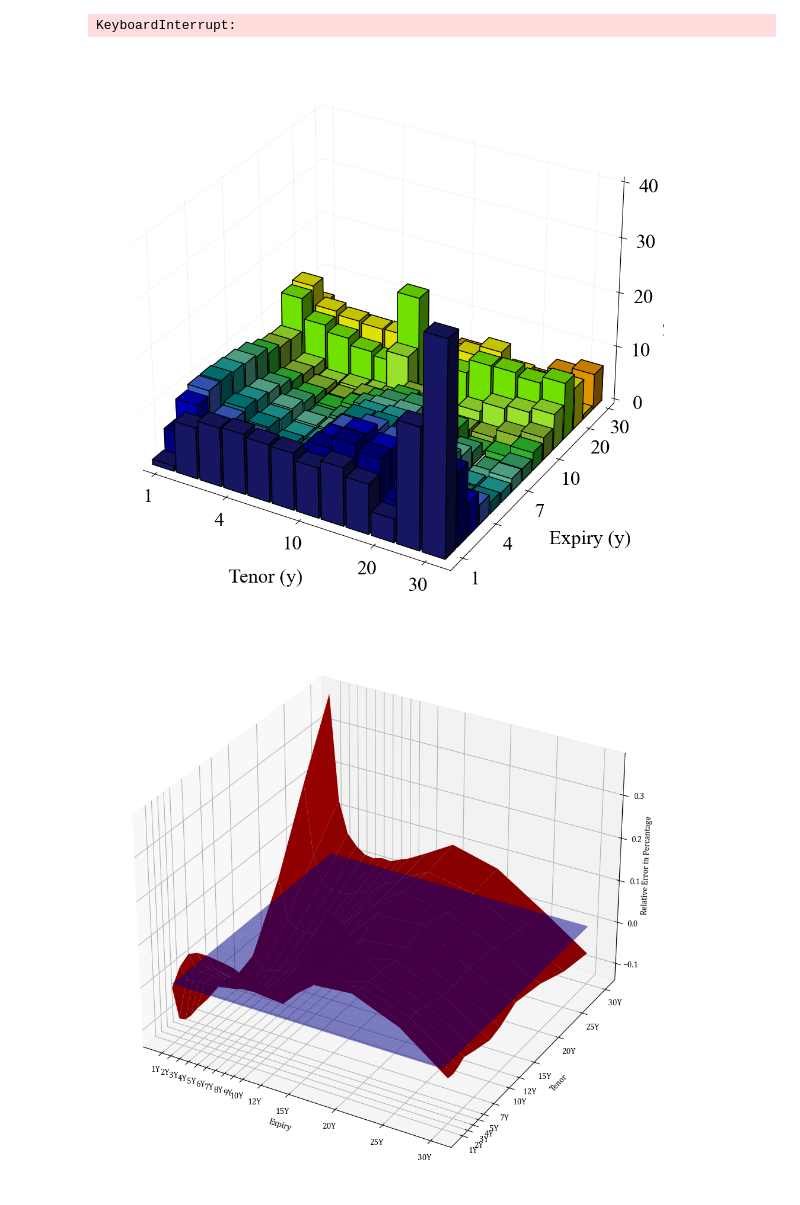
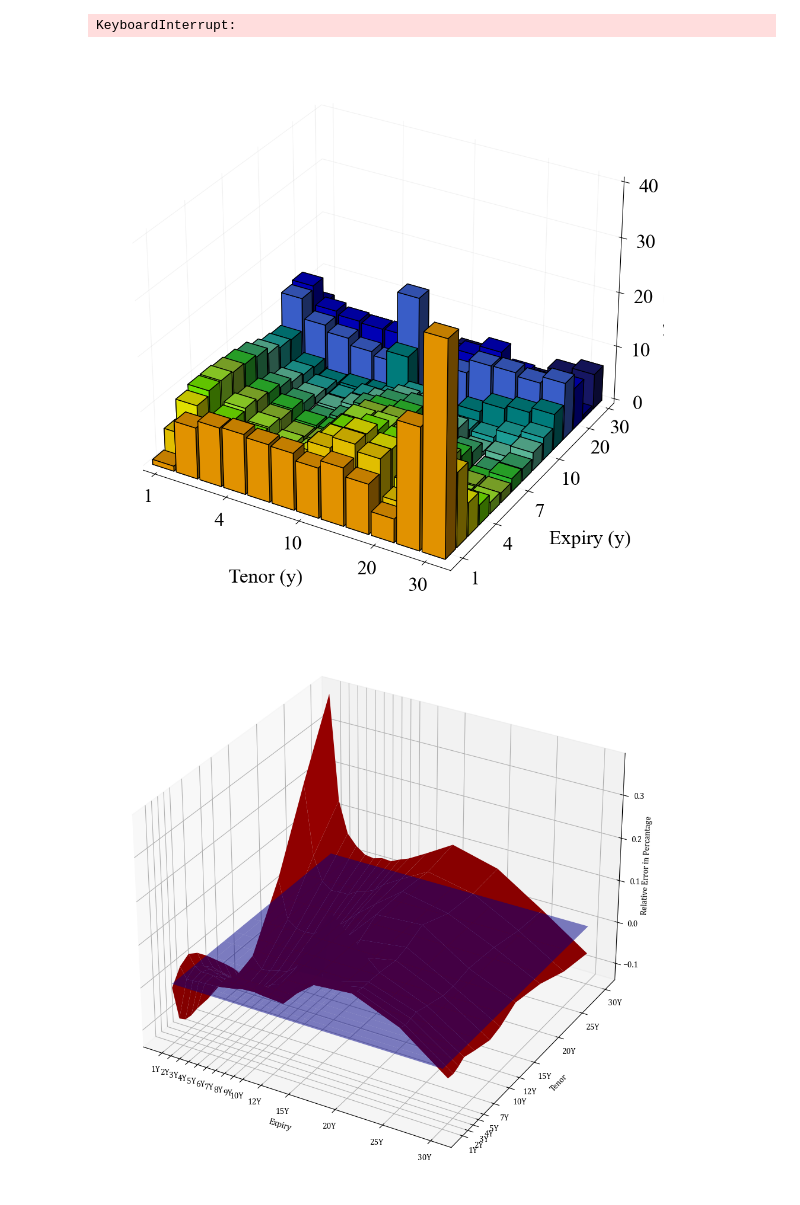
Before and after one commit to Eskild-afk/MasterThesis, a Jupyter notebook: quikMaths.ipynb, the cells around one changed output. Drawn from its saved outputs; the diff is of its cells as text; code cells hidden in the pictures.

Commit message:
color change

```diff
--- a/quikMaths.ipynb
+++ b/quikMaths.ipynb
@@ -243,7 +243,7 @@ dz = np.abs(fittedHW.values).ravel()
 #ax.invert_xaxis()
 #ax.invert_yaxis()
 ax.view_init(30, 300)
-ax.bar3d(xpos, ypos, zpos, dx, dy, dz, color=col, alpha = 1, edgecolor = 'black')
+ax.bar3d(xpos, ypos, zpos, dx, dy, dz, color=col[::-1], alpha = 1, edgecolor = 'black')
 
 #Ticks to match years
 ax.set_xticks([1.25, 4.25, 7.25, 10.25, 12.25])
@@ -259,34 +259,34 @@ ax.set_zlim(0,0.4)
 ax.tick_params(labelsize=24, pad = 5, direction = 'out')
 #ax.tick_params(axis='y', labelsize=24, pad = 5)
 ax.tick_params(axis='z', labelsize=24, pad = 10)
 #ax.set_yticklabels([f'{int(x/12)}Y' for x in straddlesobs.columns])
 #ax.set_yticklabels([int(x/12) for x in straddlesobs.columns])
 
 #Background
 ax.xaxis.pane.fill = False
 ax.yaxis.pane.fill = False
 ax.zaxis.pane.fill = False
 
 ax.view_init(30, 300)
 
 ax.xaxis.pane.set_edgecolor('w')
 ax.yaxis.pane.set_edgecolor('w')
 ax.zaxis.pane.set_edgecolor('w')
 #Labelling
 ax.xaxis.set_rotate_label(False)
 ax.yaxis.set_rotate_label(False)
 
 ax.xaxis.labelpad = 30
 ax.yaxis.labelpad = 40
 ax.zaxis.labelpad = 20
 
 ax.set_xlabel('Tenor (y)', fontsize = 24, rotation = 0)
 ax.set_ylabel('Expiry (y)', fontsize = 24, rotation = 0)
 ax.set_zlabel('Abs Error (%)', fontsize = 24)
 
 plt.savefig(f'./Graphs/Calibration_Errors.png')
 # %% [output]
-[figure, old version]
+[figure, new version]
 # %%
 rev=0.08670264780833303#result.x[0]
 vol=0.013928489964789946#result.x[1]
```
Also changed, not shown: 1 other file.
